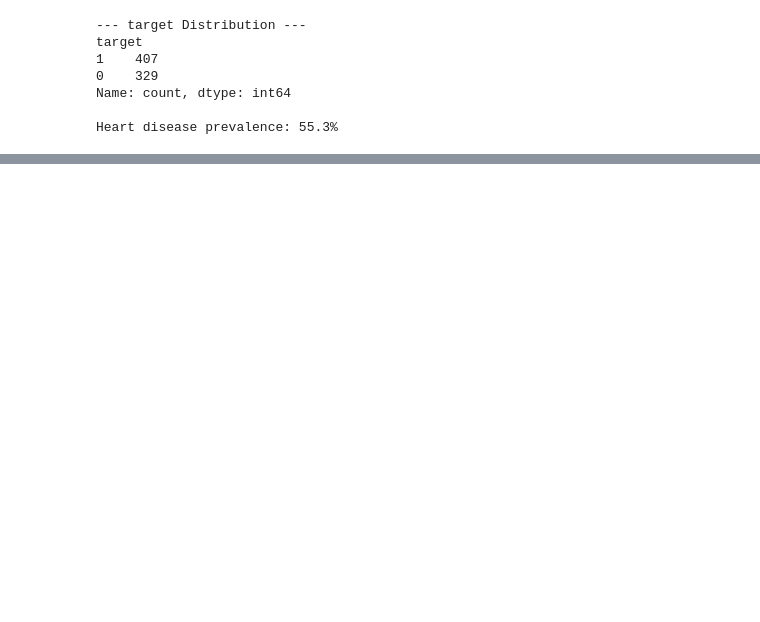
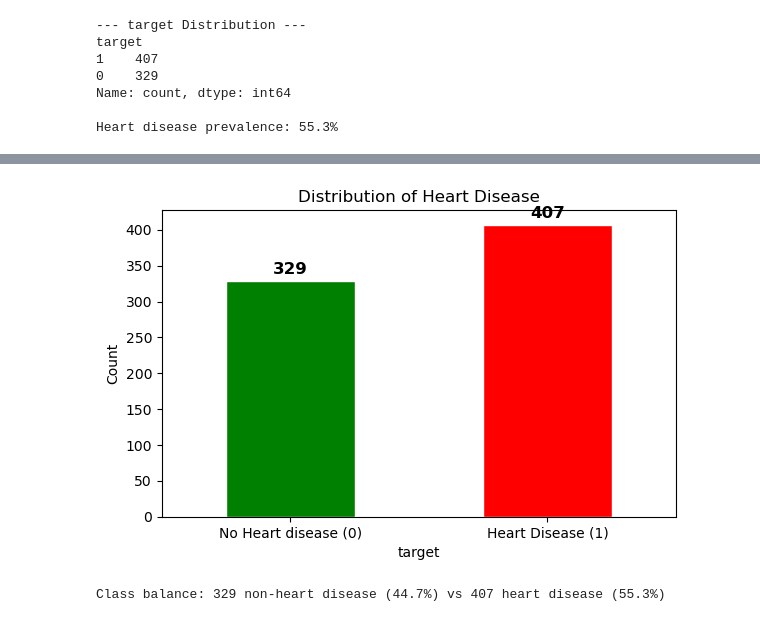
Before and after one commit to Team2sn/SPARK-TEAM-2-SENEGAL, a Jupyter notebook: Hackaton week 6/notebooks/spark-2026-heart_disease-notebook.ipynb, the cells around one changed output, grey strips where cells are left out. Saved outputs shown, nothing was run; the diff lists cells and outputs as text; code cells hidden in the pictures; blank space fills up the shorter version.

```diff
--- a/Hackaton week 6/notebooks/spark-2026-heart_disease-notebook.ipynb
+++ b/Hackaton week 6/notebooks/spark-2026-heart_disease-notebook.ipynb
@@ -169,0 +445,18 @@ y = train_df["target"]
+# %%
+# ── Traget class balance ──
+fig, ax = plt.subplots(figsize=(6, 4))
+train_df['target'].value_counts().sort_index().plot.bar(
+    ax=ax, color=['green', 'red'], edgecolor='white')
+ax.set_xticklabels(['No Heart disease (0)', 'Heart Disease (1)'], rotation=0)
+ax.set_ylabel('Count')
+ax.set_title('Distribution of Heart Disease')
+for i, v in enumerate(train_df['target'].value_counts().sort_index()):
+    ax.text(i, v + 10, str(v), ha='center', fontsize=12, fontweight='bold')
+plt.tight_layout()
+plt.show()
+
+print(f"Class balance: {(target==0).sum()} non-heart disease ({(target==0).mean():.1%}) vs "
+      f"{(target==1).sum()} heart disease ({(target==1).mean():.1%})")
+# %% [output]
+[figure, added]
+Class balance: 329 non-heart disease (44.7%) vs 407 heart disease (55.3%)
```
Also changed, not shown: parts of 33 cells of this notebook.
